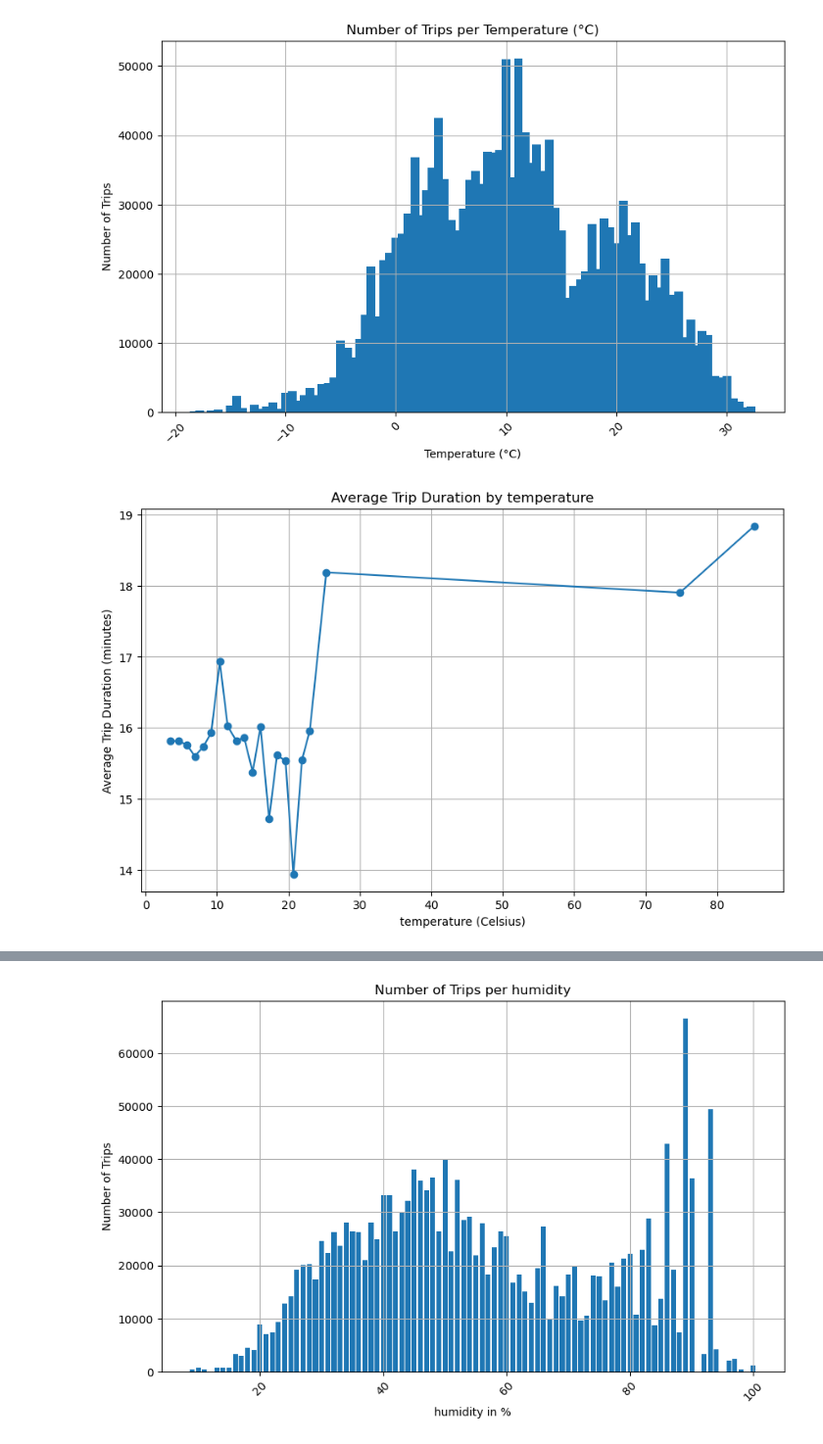
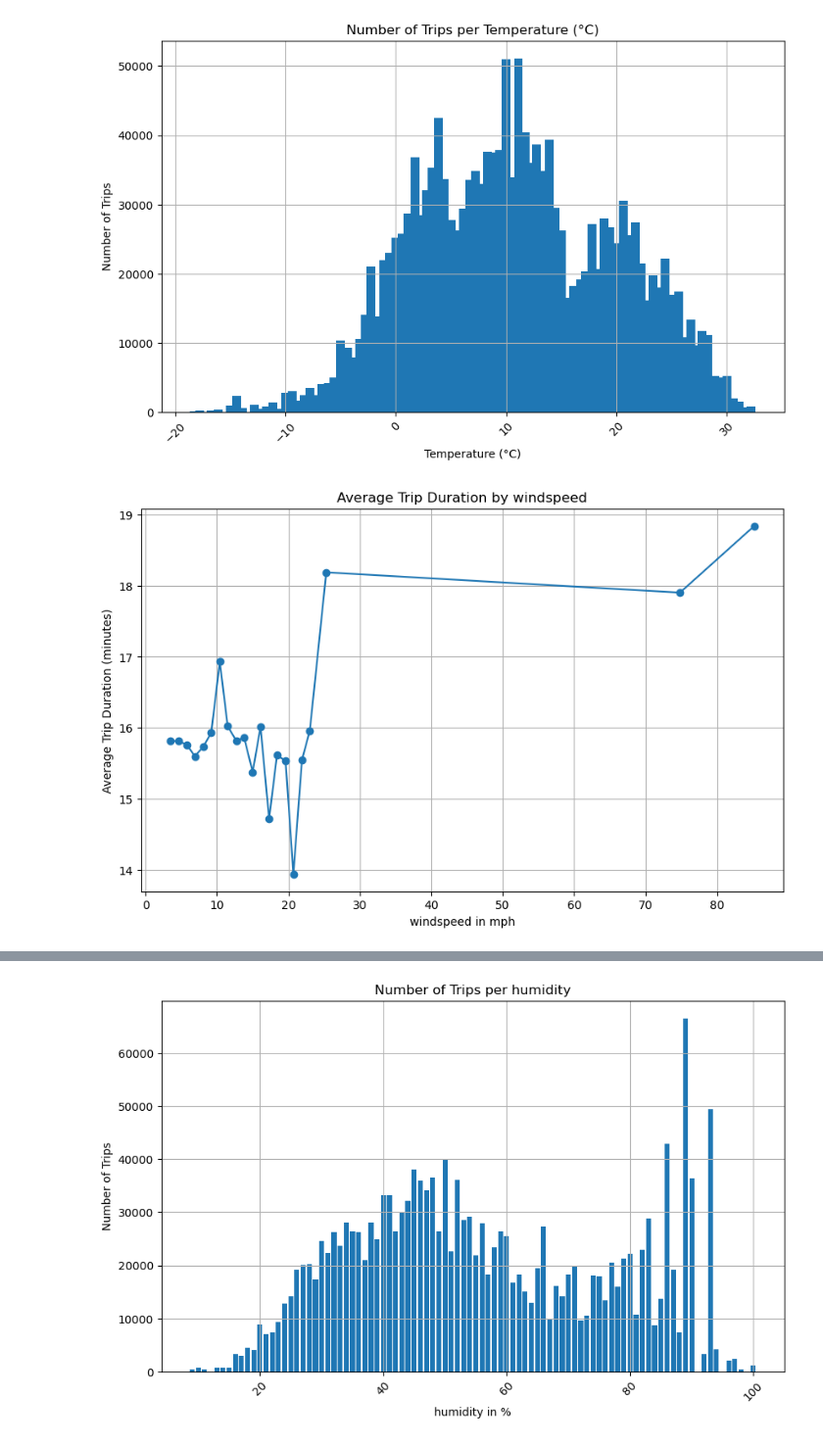
Before and after one commit to Niki123456123456/taxi_trip_duration, a Jupyter notebook: train_with_weather.ipynb, the cells around one changed output, grey strips where cells are left out. Shown at 98% size. Drawn from its saved outputs; the diff is of its cells as text; code cells hidden in the pictures.

Commit message:
Average Trip Duration per conditions

```diff
--- a/train_with_weather.ipynb
+++ b/train_with_weather.ipynb
@@ -145,14 +145,14 @@ plt.show()
 # %%
 hourly_avg = train_weather.groupby('windspeed')['trip_duration_min'].mean()
 plt.figure(figsize=(10, 6))
 plt.plot(hourly_avg.index, hourly_avg, marker='o', linestyle='-')
-plt.title('Average Trip Duration by temperature')
-plt.xlabel('temperature (Celsius)')
+plt.title('Average Trip Duration by windspeed')
+plt.xlabel('windspeed in mph')
 plt.ylabel('Average Trip Duration (minutes)')
 plt.grid(True)
 plt.show()
 # %% [output]
-[figure, old version]
+[figure, new version]
 # %%
 # Count the number of trips for each temperature
 trip_counts = train_weather.groupby('windspeed').size()
```
Also changed, not shown: parts of 4 cells of this notebook.
